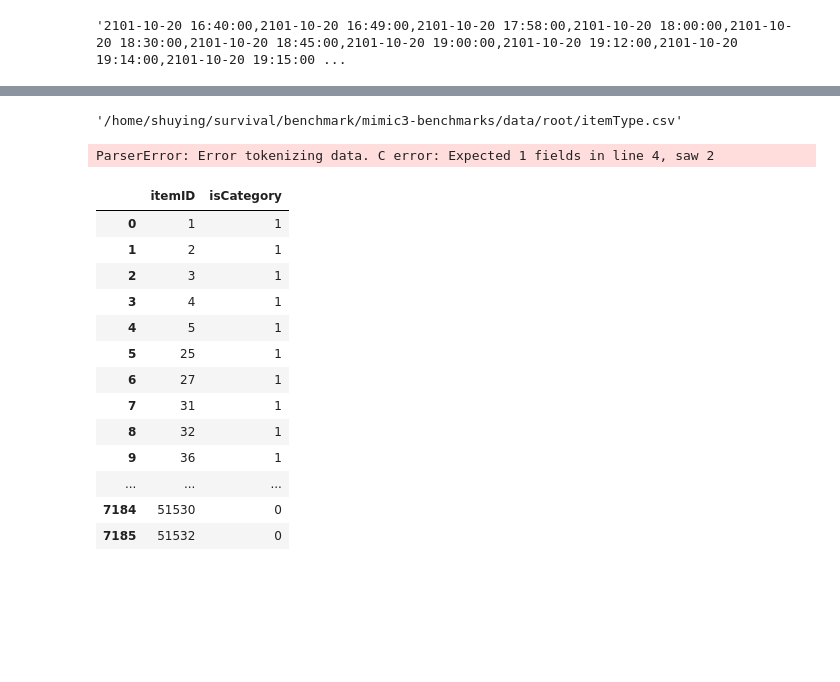
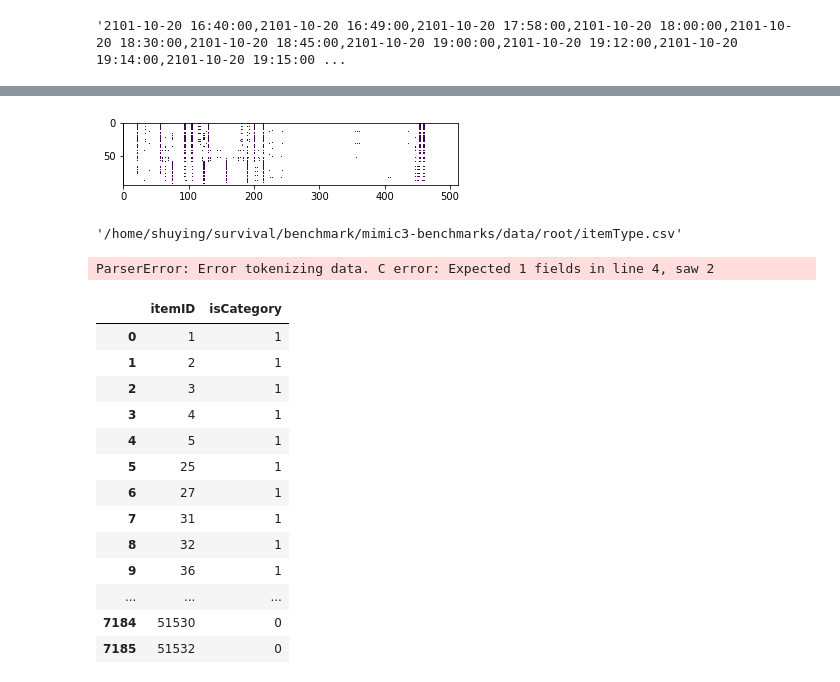
Before and after one commit to lwyanne/mimic3-benchmarks, a Jupyter notebook: mycode/test.ipynb, the cells around one changed output, grey strips where cells are left out. Saved outputs shown, nothing was run; the diff lists cells and outputs as text; code cells hidden in the pictures; blank space fills up the shorter version.

```diff
--- a/mycode/test.ipynb
+++ b/mycode/test.ipynb
@@ -68,3 +68,7 @@ showpatient(29989)
+# %%
+showpatient(29888)
+# %% [output]
+[figure, added]
 # %%
 path='/home/shuying/survival/benchmark/mimic3-benchmarks/data/root/'+'itemType.csv'
 # %%
```
Also changed, not shown: parts of 4 cells of this notebook.
